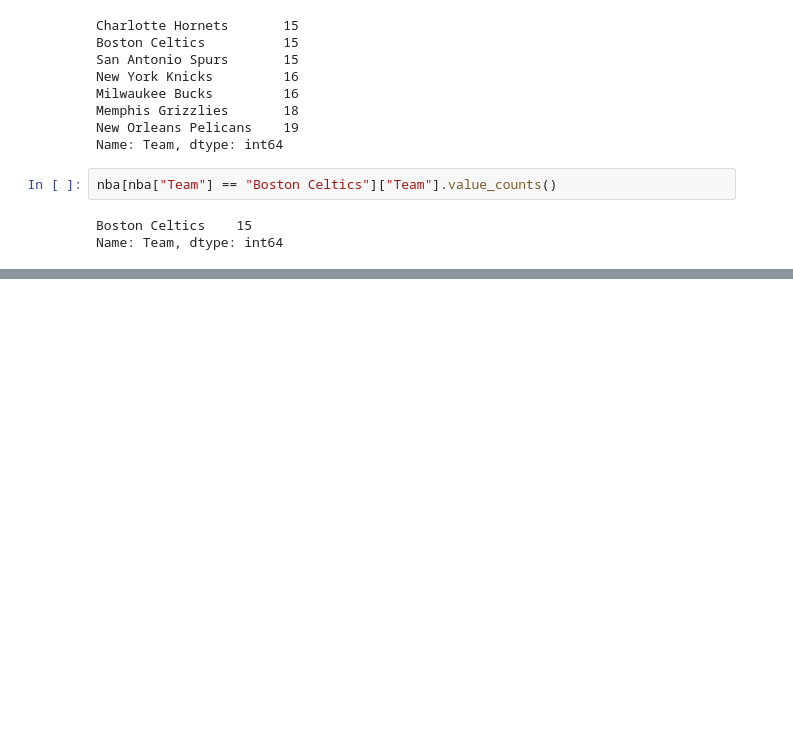
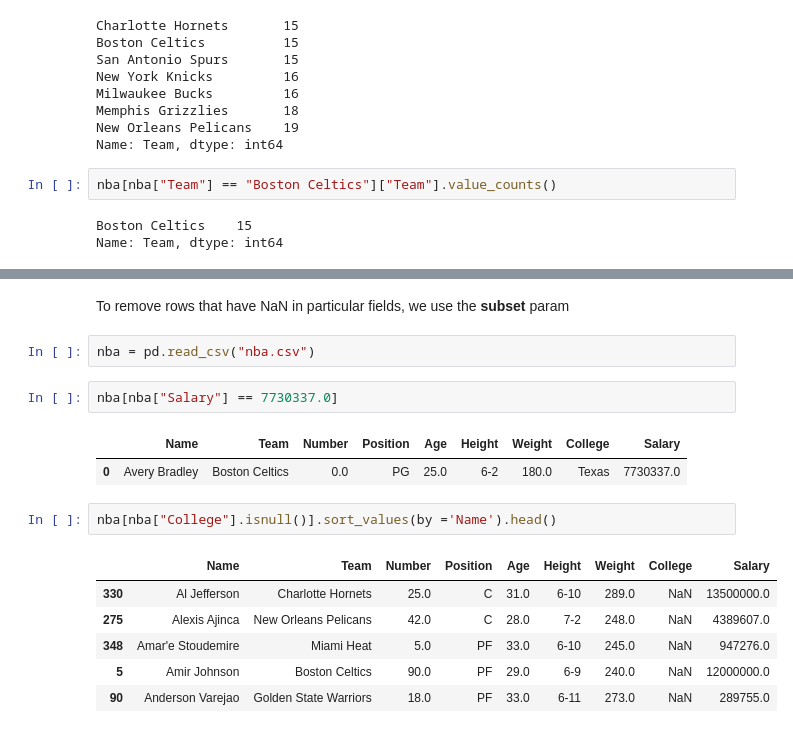
Before and after one commit to adminco/python_data_analysis, a Jupyter notebook: DataFrames_1.ipynb, the cells around one changed output, grey strips where cells are left out. Cells and saved outputs as stored; diff of their text form; blank space fills up the shorter version.

```diff
--- a/DataFrames_1.ipynb
+++ b/DataFrames_1.ipynb
@@ -261,0 +307,18 @@ Name: Team, dtype: int64
+# %% [markdown]
+To remove rows that have NaN in particular fields, we use the __subset__ param
+# %%
+nba = pd.read_csv("nba.csv")
+# %%
+nba[nba["Salary"] == 7730337.0]
+# %% [output]
+|  | Name | Team | Number | Position | Age | Height | Weight | College | Salary |
+| 0 | Avery Bradley | Boston Celtics | 0.0 | PG | 25.0 | 6-2 | 180.0 | Texas | 7730337.0 |
+# %%
+nba[nba["College"].isnull()].sort_values(by ='Name').head()
+# %% [output]
+|  | Name | Team | Number | Position | Age | Height | Weight | College | Salary |
+| 330 | Al Jefferson | Charlotte Hornets | 25.0 | C | 31.0 | 6-10 | 289.0 | NaN | 13500000.0 |
+| 275 | Alexis Ajinca | New Orleans Pelicans | 42.0 | C | 28.0 | 7-2 | 248.0 | NaN | 4389607.0 |
+| 348 | Amar'e Stoudemire | Miami Heat | 5.0 | PF | 33.0 | 6-10 | 245.0 | NaN | 947276.0 |
+| 5 | Amir Johnson | Boston Celtics | 90.0 | PF | 29.0 | 6-9 | 240.0 | NaN | 12000000.0 |
+| 90 | Anderson Varejao | Golden State Warriors | 18.0 | PF | 33.0 | 6-11 | 273.0 | NaN | 289755.0 |
```
Also changed, not shown: parts of 26 cells of this notebook.
